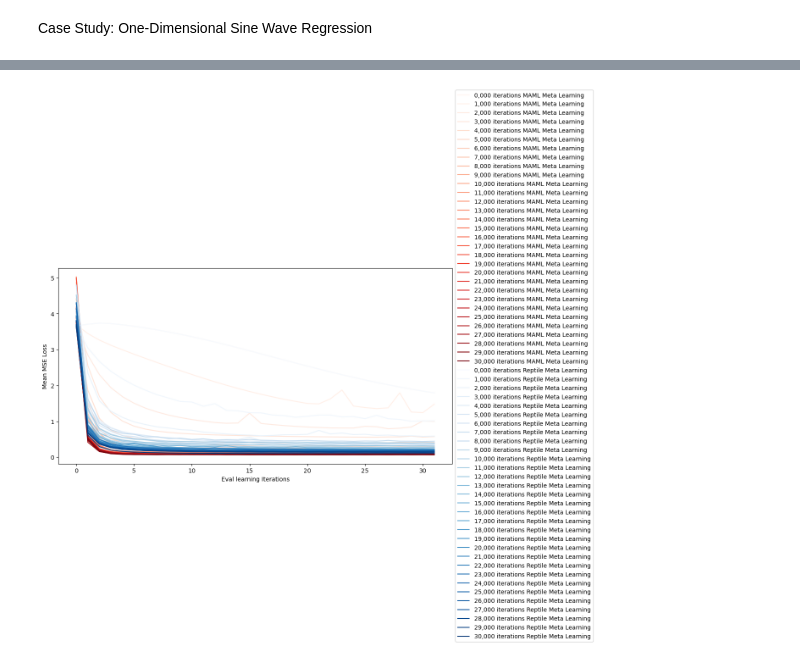
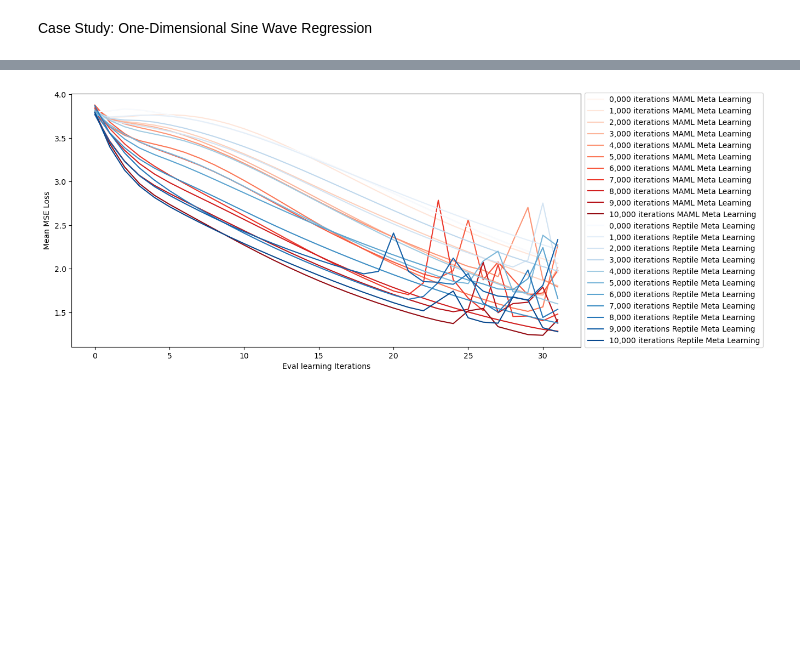
Before and after one commit to cloudburstnow/metalearning, a Jupyter notebook: meta_learning.ipynb, the cells around one changed output, grey strips where cells are left out. Saved outputs shown, nothing was run; the diff lists cells and outputs as text; code cells hidden in the pictures; blank space fills up the shorter version.

```diff
--- a/meta_learning.ipynb
+++ b/meta_learning.ipynb
@@ -156,5 +158,5 @@ eval_model_plot(model, x_eval, y_eval, plt_title = "Task A 1000 Iter Reptile Met
 # %%
-def loss_measures(model, x_eval_list, y_eval_list, lr = 0.02):
+def eval_task_set(model, x_eval_list, y_eval_list, lr = 0.02):
     eval_performance_set = []
 
     loss_calc = nn.MSELoss()
@@ -193,26 +195,26 @@ model_m = mlp()
 x_eval_list = []
 y_eval_list = []
 
-loss_eval_list_r = []
-loss_eval_list_m = []
+meta_set_eval_list_r = []
+meta_set_eval_list_m = []
 
 for _ in range(100):
     x_eval, y_eval = task_a()
     x_eval_list.append(x_eval)
     y_eval_list.append(y_eval)
 
-output = loss_measures(model_r, x_eval_list, y_eval_list, lr = 0.02)
+output = eval_task_set(model_r, x_eval_list, y_eval_list, lr = 0.02)
 
-loss_eval_list_r.append(output)
-loss_eval_list_m.append(output)
+meta_set_eval_list_r.append(output)
+meta_set_eval_list_m.append(output)
 
-for _ in tqdm(range(30)):
-    reptile_serial(model_r, 1000, task_a, batchsize = 10, reptile_stepsize = 0.1)
-    maml(model_m, 100, 10, task_a, 10, maml_stepsize = 0.1)
+for _ in tqdm(range(10)):
+    reptile_serial(model_r, 100, task_a, batchsize = 10, reptile_stepsize = 0.1)
+    maml(model_m, 10, 10, task_a, 10, maml_stepsize = 0.1)
 
 
-    output_r = loss_measures(model_r, x_eval_list, y_eval_list, lr = 0.02)
-    output_m = loss_measures(model_m, x_eval_list, y_eval_list, lr = 0.02)
+    output_r = eval_task_set(model_r, x_eval_list, y_eval_list, lr = 0.02)
+    output_m = eval_task_set(model_m, x_eval_list, y_eval_list, lr = 0.02)
 
-    loss_eval_list_r.append(output_r)
-    loss_eval_list_m.append(output_m)
+    meta_set_eval_list_r.append(output_r)
+    meta_set_eval_list_m.append(output_m)
@@ -225,29 +221,36 @@ mean_loss_eval_list_m = np.mean(loss_eval_list_m_np, axis = 1)
+# %%
+#calculates mean acrosss all of the tasks, getting the mean loss at each iteration across all of the tasks, at each stage of meta learning
+meta_set_eval_list_r = np.array(meta_set_eval_list_r)
+meta_mean_eval_list_r = np.mean(meta_set_eval_list_r, axis = 1)
+
+meta_set_eval_list_m = np.array(meta_set_eval_list_m)
+mean_mean_eval_list_m = np.mean(meta_set_eval_list_m, axis = 1)
 # %%
 import matplotlib.pyplot as plt
 import matplotlib.cm as cm
 
 plt.figure(figsize=(12, 6))
 
 cmap_red = plt.colormaps['Reds']
 cmap_blue = plt.colormaps['Blues']
 
-norm = plt.Normalize(0, max(mean_loss_eval_list_m.shape[0], mean_loss_eval_list_r.shape[0]))
+norm = plt.Normalize(0, max(mean_mean_eval_list_m.shape[0], meta_mean_eval_list_r.shape[0]))
 
-for i in range(mean_loss_eval_list_m.shape[0]):
+for i in range(mean_mean_eval_list_m.shape[0]):
     color = cmap_red(norm(i))
-    plt.plot(mean_loss_eval_list_m[i], color=color, label=f'{i},000 iterations MAML Meta Learning')
+    plt.plot(mean_mean_eval_list_m[i], color=color, label=f'{i},000 iterations MAML Meta Learning')
 
-for i in range(mean_loss_eval_list_r.shape[0]):
+for i in range(meta_mean_eval_list_r.shape[0]):
     color = cmap_blue(norm(i))
-    plt.plot(mean_loss_eval_list_r[i], color=color, label=f'{i},000 iterations Reptile Meta Learning')
+    plt.plot(meta_mean_eval_list_r[i], color=color, label=f'{i},000 iterations Reptile Meta Learning')
 
 #plt.ylim(0,10)
 
 plt.ylabel('Mean MSE Loss')
 plt.xlabel('Eval learning Iterations')
 
 plt.legend(loc='center left', bbox_to_anchor=(1, 0.5))
 plt.show()
 # %% [output]
-[figure, old version]
+[figure, new version]
 # %%
```
Also changed, not shown: parts of 10 cells of this notebook.
